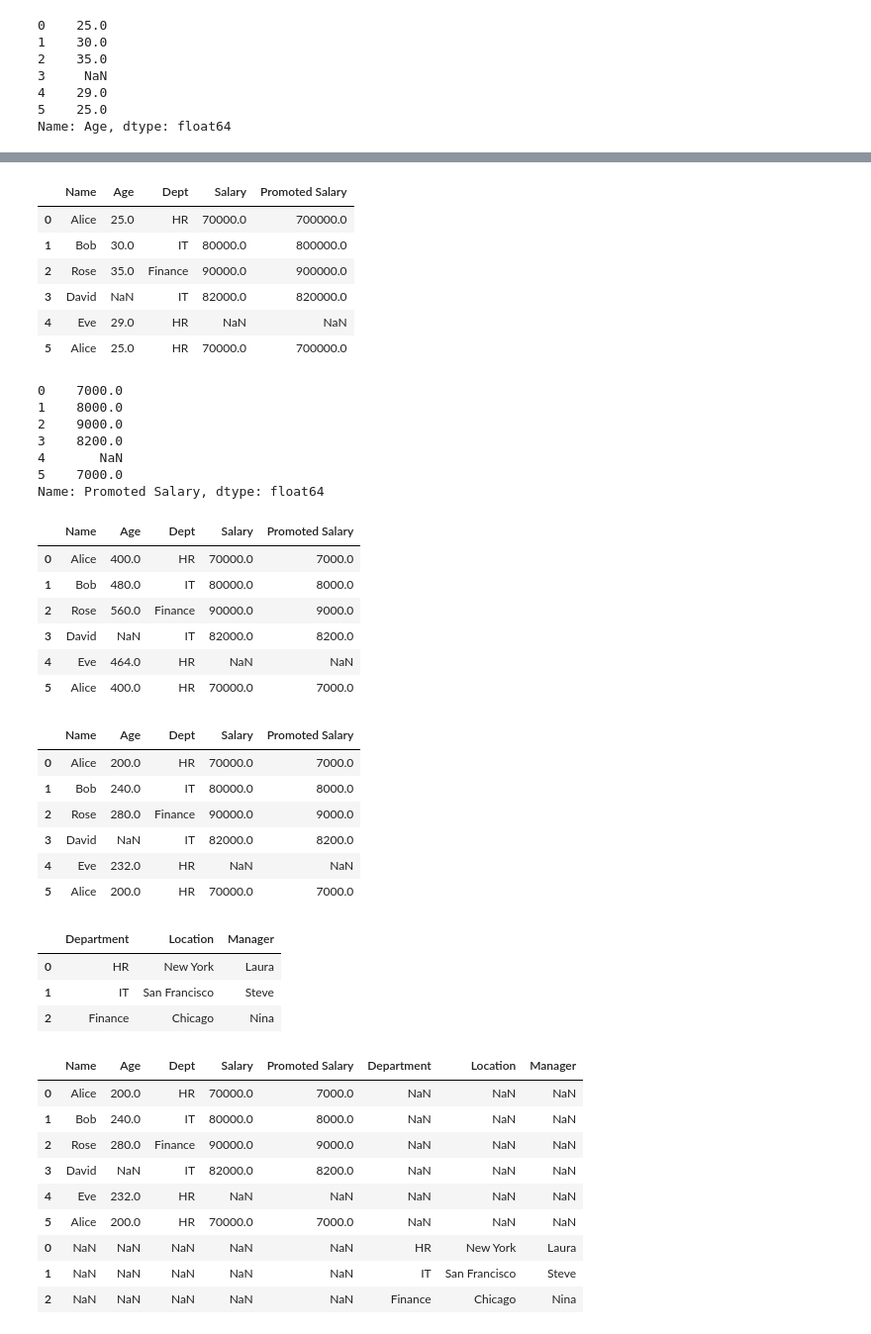
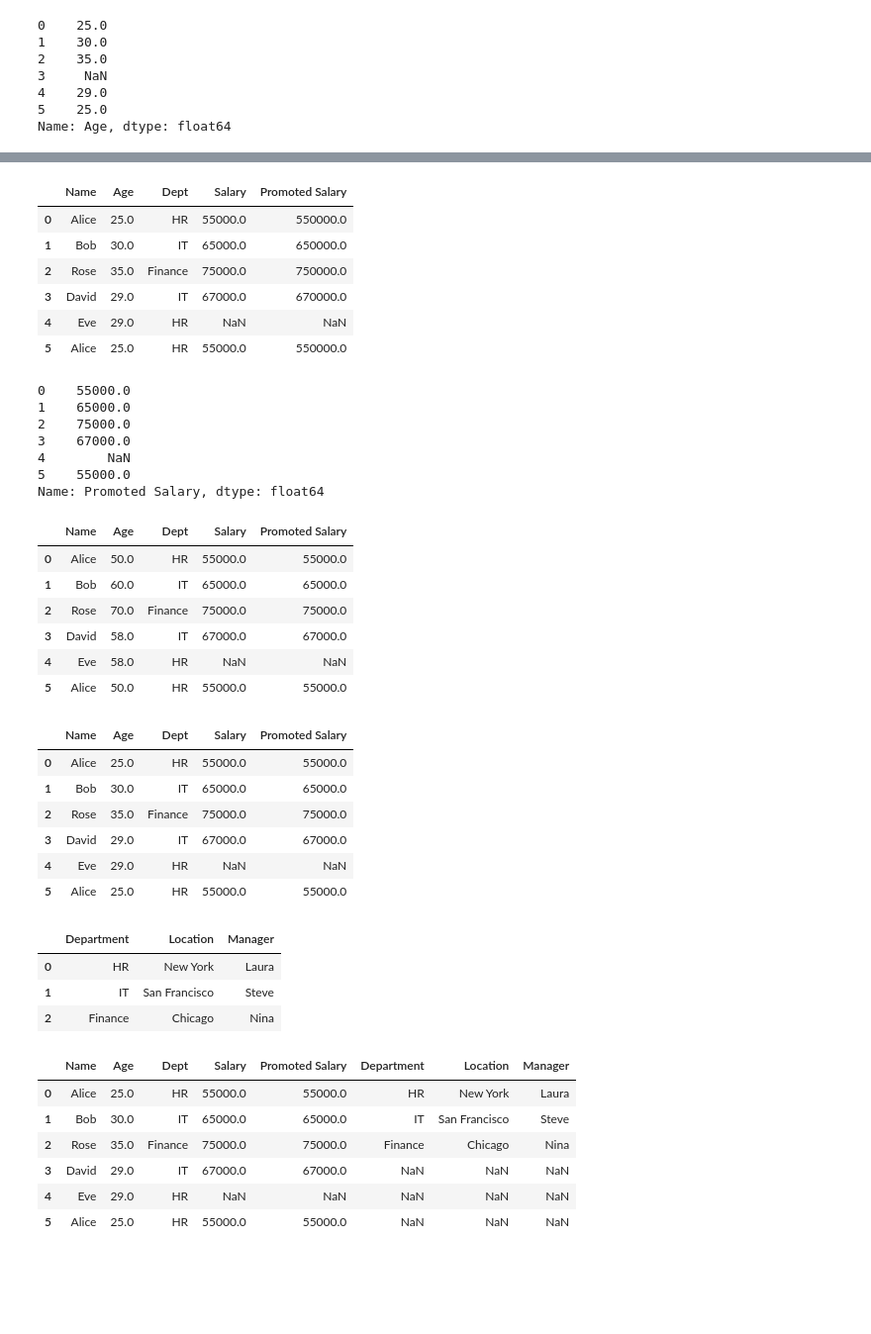
Before and after one commit to KasavRushikesh09/Python_Programs, a Jupyter notebook: pandas/DataFrame.ipynb, the cells around one changed output, grey strips where cells are left out. Shown at 99% size. Saved outputs shown, nothing was run; the diff lists cells and outputs as text; code cells hidden in the pictures; blank space fills up the shorter version.

```diff
--- a/pandas/DataFrame.ipynb
+++ b/pandas/DataFrame.ipynb
@@ -276,5 +278,7 @@ df["Age"]
 5    25.0
 Name: Age, dtype: float64
 # %%
-df["Age"].fillna(method = "backfill")
+# df["Age"] = df["Age"].fillna(method="bfill")
+df["Age"] = df["Age"].bfill()
+df["Age"]
 # %% [output]
@@ -310,23 +320,23 @@ df_dup
 df
 # %% [output]
 |  | Name | Age | Dept | Salary | Promoted Salary |
-| 0 | Alice | 25.0 | HR | 70000.0 | 700000.0 |
-| 1 | Bob | 30.0 | IT | 80000.0 | 800000.0 |
-| 2 | Rose | 35.0 | Finance | 90000.0 | 900000.0 |
-| 3 | David | NaN | IT | 82000.0 | 820000.0 |
+| 0 | Alice | 25.0 | HR | 55000.0 | 550000.0 |
+| 1 | Bob | 30.0 | IT | 65000.0 | 650000.0 |
+| 2 | Rose | 35.0 | Finance | 75000.0 | 750000.0 |
+| 3 | David | 29.0 | IT | 67000.0 | 670000.0 |
 | 4 | Eve | 29.0 | HR | NaN | NaN |
-| 5 | Alice | 25.0 | HR | 70000.0 | 700000.0 |
+| 5 | Alice | 25.0 | HR | 55000.0 | 550000.0 |
 # %%
 #invalid salary
 df["Promoted Salary"] = df["Promoted Salary"].apply(lambda x:x/10 if x > 65000 else x)
 df["Promoted Salary"]
 # %% [output]
-0    7000.0
-1    8000.0
-2    9000.0
-3    8200.0
-4       NaN
-5    7000.0
+0    55000.0
+1    65000.0
+2    75000.0
+3    67000.0
+4        NaN
+5    55000.0
 Name: Promoted Salary, dtype: float64
 # %%
 #apply and lambda
@@ -336,12 +346,12 @@ df["Age"] = df["Age"].apply(multipy_age)
 df
 # %% [output]
 |  | Name | Age | Dept | Salary | Promoted Salary |
-| 0 | Alice | 400.0 | HR | 70000.0 | 7000.0 |
-| 1 | Bob | 480.0 | IT | 80000.0 | 8000.0 |
-| 2 | Rose | 560.0 | Finance | 90000.0 | 9000.0 |
-| 3 | David | NaN | IT | 82000.0 | 8200.0 |
-| 4 | Eve | 464.0 | HR | NaN | NaN |
-| 5 | Alice | 400.0 | HR | 70000.0 | 7000.0 |
+| 0 | Alice | 50.0 | HR | 55000.0 | 55000.0 |
+| 1 | Bob | 60.0 | IT | 65000.0 | 65000.0 |
+| 2 | Rose | 70.0 | Finance | 75000.0 | 75000.0 |
+| 3 | David | 58.0 | IT | 67000.0 | 67000.0 |
+| 4 | Eve | 58.0 | HR | NaN | NaN |
+| 5 | Alice | 50.0 | HR | 55000.0 | 55000.0 |
 # %%
 df["Age"] = df["Age"].apply(lambda x:x/2)
 # %%
@@ -349,11 +359,11 @@ df["Age"]
 df
 # %% [output]
 |  | Name | Age | Dept | Salary | Promoted Salary |
-| 0 | Alice | 200.0 | HR | 70000.0 | 7000.0 |
-| 1 | Bob | 240.0 | IT | 80000.0 | 8000.0 |
-| 2 | Rose | 280.0 | Finance | 90000.0 | 9000.0 |
-| 3 | David | NaN | IT | 82000.0 | 8200.0 |
-| 4 | Eve | 232.0 | HR | NaN | NaN |
-| 5 | Alice | 200.0 | HR | 70000.0 | 7000.0 |
+| 0 | Alice | 25.0 | HR | 55000.0 | 55000.0 |
+| 1 | Bob | 30.0 | IT | 65000.0 | 65000.0 |
+| 2 | Rose | 35.0 | Finance | 75000.0 | 75000.0 |
+| 3 | David | 29.0 | IT | 67000.0 | 67000.0 |
+| 4 | Eve | 29.0 | HR | NaN | NaN |
+| 5 | Alice | 25.0 | HR | 55000.0 | 55000.0 |
 # %%
 #Join and merge
@@ -370,16 +381,12 @@ df2
 | 1 | IT | San Francisco | Steve |
 | 2 | Finance | Chicago | Nina |
 # %%
-df[]
-pd.concat([df,df2])
+pd.concat([df,df2], axis =1)
 # %% [output]
 |  | Name | Age | Dept | Salary | Promoted Salary | Department | Location | Manager |
-| 0 | Alice | 200.0 | HR | 70000.0 | 7000.0 | NaN | NaN | NaN |
-| 1 | Bob | 240.0 | IT | 80000.0 | 8000.0 | NaN | NaN | NaN |
-| 2 | Rose | 280.0 | Finance | 90000.0 | 9000.0 | NaN | NaN | NaN |
-| 3 | David | NaN | IT | 82000.0 | 8200.0 | NaN | NaN | NaN |
-| 4 | Eve | 232.0 | HR | NaN | NaN | NaN | NaN | NaN |
-| 5 | Alice | 200.0 | HR | 70000.0 | 7000.0 | NaN | NaN | NaN |
-| 0 | NaN | NaN | NaN | NaN | NaN | HR | New York | Laura |
-| 1 | NaN | NaN | NaN | NaN | NaN | IT | San Francisco | Steve |
-| 2 | NaN | NaN | NaN | NaN | NaN | Finance | Chicago | Nina |
+| 0 | Alice | 25.0 | HR | 55000.0 | 55000.0 | HR | New York | Laura |
+| 1 | Bob | 30.0 | IT | 65000.0 | 65000.0 | IT | San Francisco | Steve |
+| 2 | Rose | 35.0 | Finance | 75000.0 | 75000.0 | Finance | Chicago | Nina |
+| 3 | David | 29.0 | IT | 67000.0 | 67000.0 | NaN | NaN | NaN |
+| 4 | Eve | 29.0 | HR | NaN | NaN | NaN | NaN | NaN |
+| 5 | Alice | 25.0 | HR | 55000.0 | 55000.0 | NaN | NaN | NaN |
```
Also changed, not shown: parts of 28 cells of this notebook, 1 other file.
